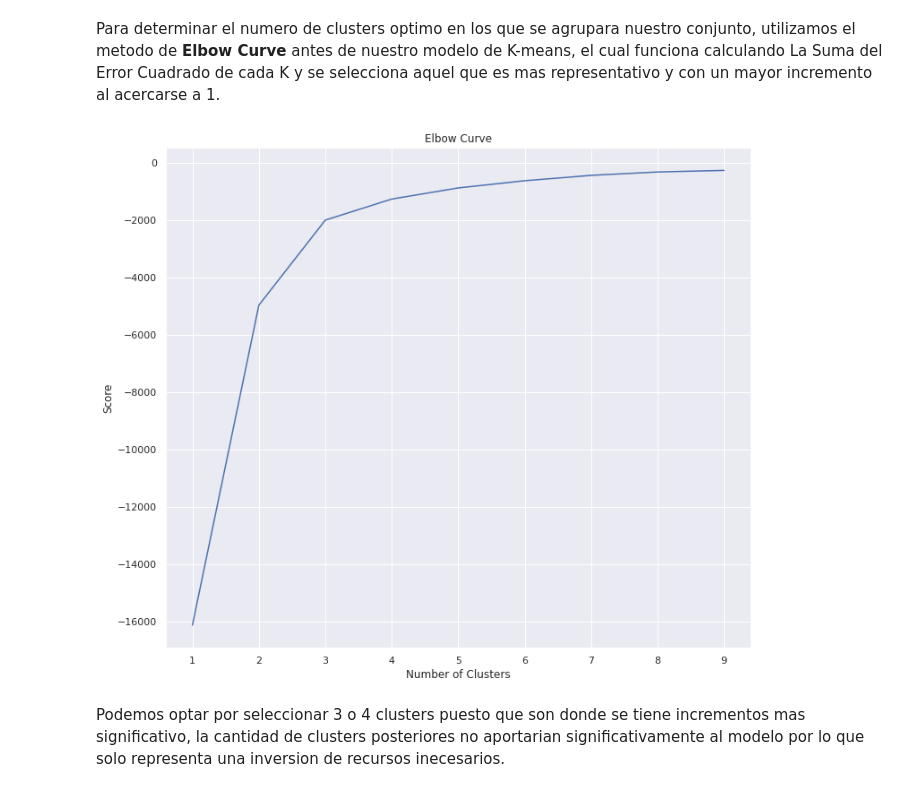
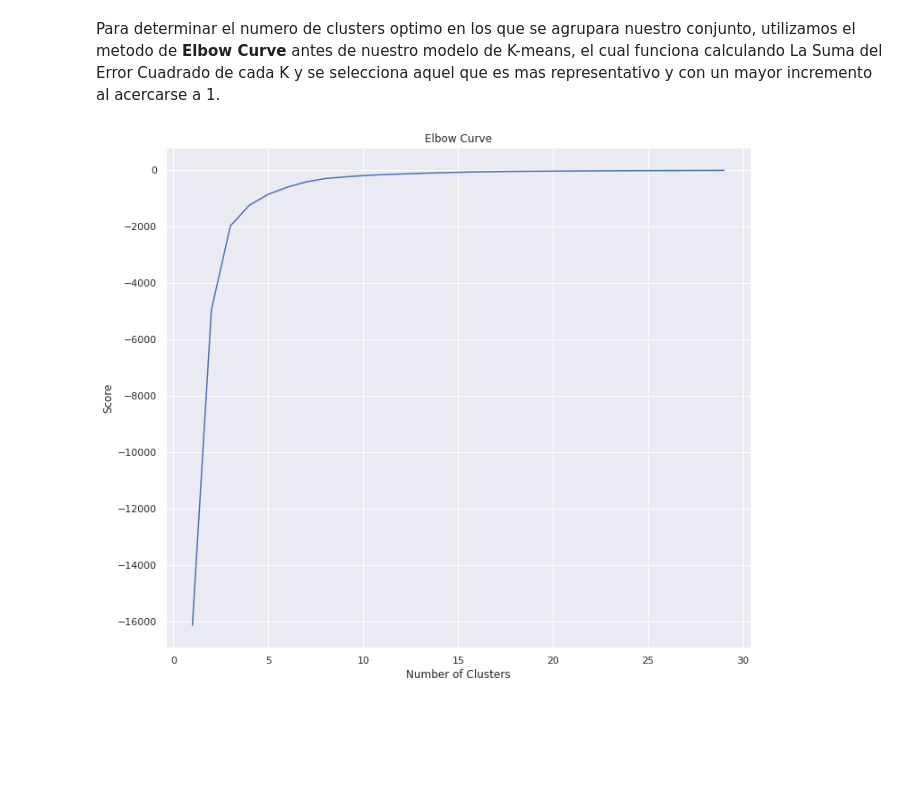
Before and after one commit to PosgradoMNA/actividades-del-projecto-equipo-118, a Jupyter notebook: Equipo118__Reto_Entrega_1.ipynb, the cells around one changed output. Drawn from its saved outputs; the diff is of its cells as text; code cells hidden in the pictures; blank space fills up the shorter version.

```diff
--- a/Equipo118__Reto_Entrega_1.ipynb
+++ b/Equipo118__Reto_Entrega_1.ipynb
@@ -446,20 +442,18 @@ Para determinar el numero de clusters optimo en los que se agrupara nuestro conj
 # %%
 #Curva utilizando SSE
 from sklearn.cluster import KMeans
 
-K_clusters = range(1,10) #Probara con 10 Clusters
+K_clusters = range(1,30) #Probara con 10 Clusters
 kmeans = [KMeans(n_clusters=i) for i in K_clusters]
 Y_axis = Lat_Lon[['LATITUD']]
 X_axis = Lat_Lon[['LONGITUD']]
 score = [kmeans[i].fit(Y_axis).score(Y_axis) for i in range(len(kmeans))]
 
 # Visualizacion
 plt.plot(K_clusters, score)
 plt.xlabel('Number of Clusters')
 plt.ylabel('Score')
 plt.title('Elbow Curve')
 plt.show()
 # %% [output]
-[figure, old version]
+[figure, new version]
-# %% [markdown]
-Podemos optar por seleccionar 3 o 4 clusters puesto que son donde se tiene incrementos mas significativo, la cantidad de clusters posteriores no aportarian significativamente al modelo por lo que solo representa una inversion de recursos inecesarios.
```
Also changed, not shown: parts of 18 cells of this notebook.
